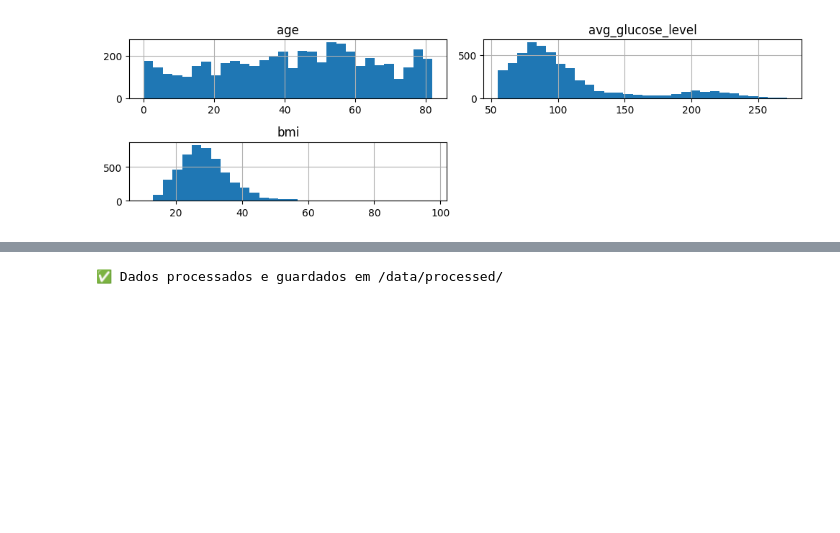
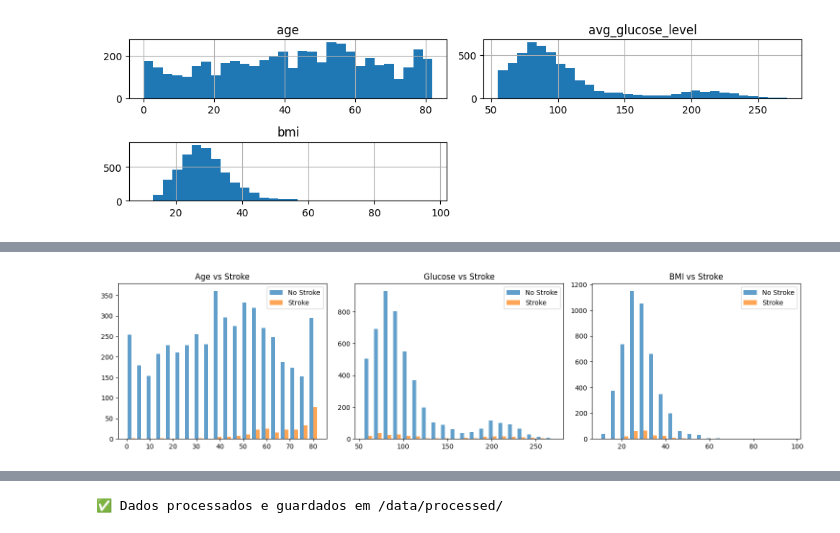
Before and after one commit to FranciscoNunessss/ML1, a Jupyter notebook: notebook/M1_preprocessing.ipynb, the cells around one changed output, grey strips where cells are left out. Saved outputs shown, nothing was run; the diff lists cells and outputs as text; code cells hidden in the pictures; blank space fills up the shorter version.

```diff
--- a/notebook/M1_preprocessing.ipynb
+++ b/notebook/M1_preprocessing.ipynb
@@ -163,0 +237,27 @@ Name: proportion, dtype: float64
+# %%
+fig, axes = plt.subplots(1, 3, figsize=(15, 4))
+
+# Age vs Stroke
+axes[0].hist([df[df['stroke']==0]['age'], df[df['stroke']==1]['age']],
+             bins=20, label=['No Stroke', 'Stroke'], alpha=0.7)
+axes[0].set_title('Age vs Stroke')
+axes[0].legend()
+
+# Glucose vs Stroke
+axes[1].hist([df[df['stroke']==0]['avg_glucose_level'],
+              df[df['stroke']==1]['avg_glucose_level']],
+             bins=20, label=['No Stroke', 'Stroke'], alpha=0.7)
+axes[1].set_title('Glucose vs Stroke')
+axes[1].legend()
+
+# BMI vs Stroke
+axes[2].hist([df[df['stroke']==0]['bmi'].dropna(),
+              df[df['stroke']==1]['bmi'].dropna()],
+             bins=20, label=['No Stroke', 'Stroke'], alpha=0.7)
+axes[2].set_title('BMI vs Stroke')
+axes[2].legend()
+
+plt.tight_layout()
+plt.show()
+# %% [output]
+[figure, added]
```
Also changed, not shown: parts of 9 cells of this notebook.
